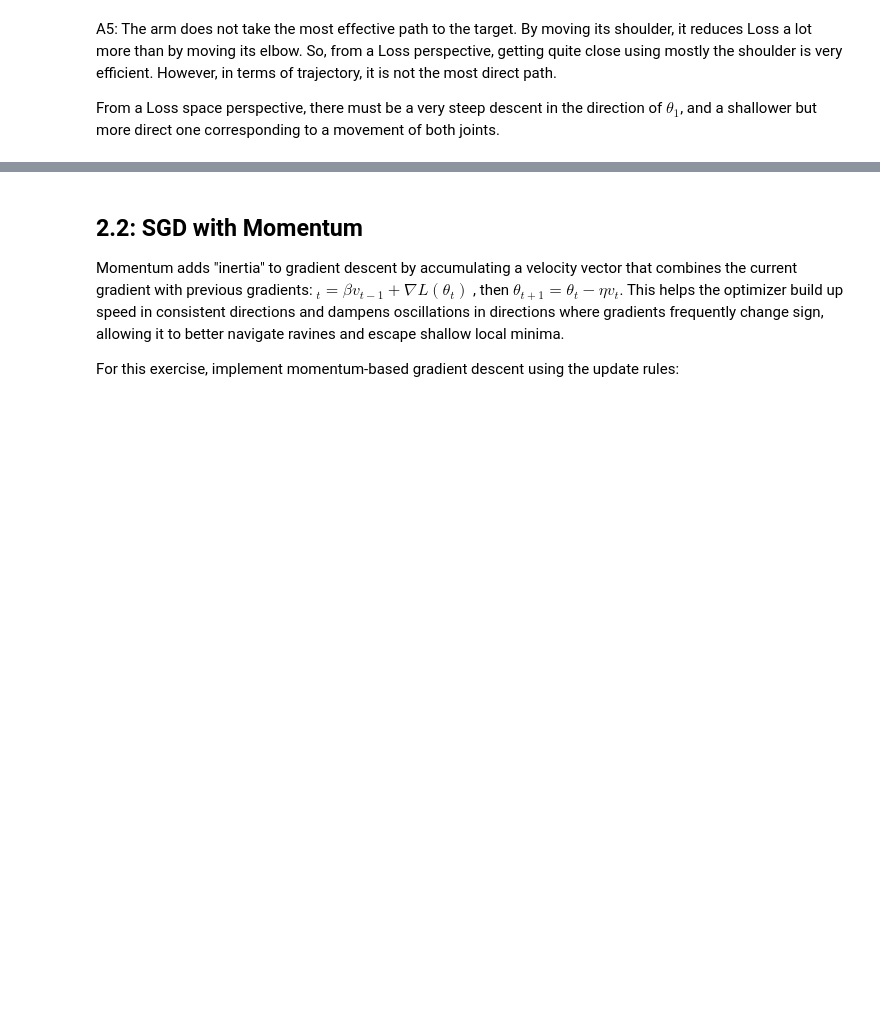
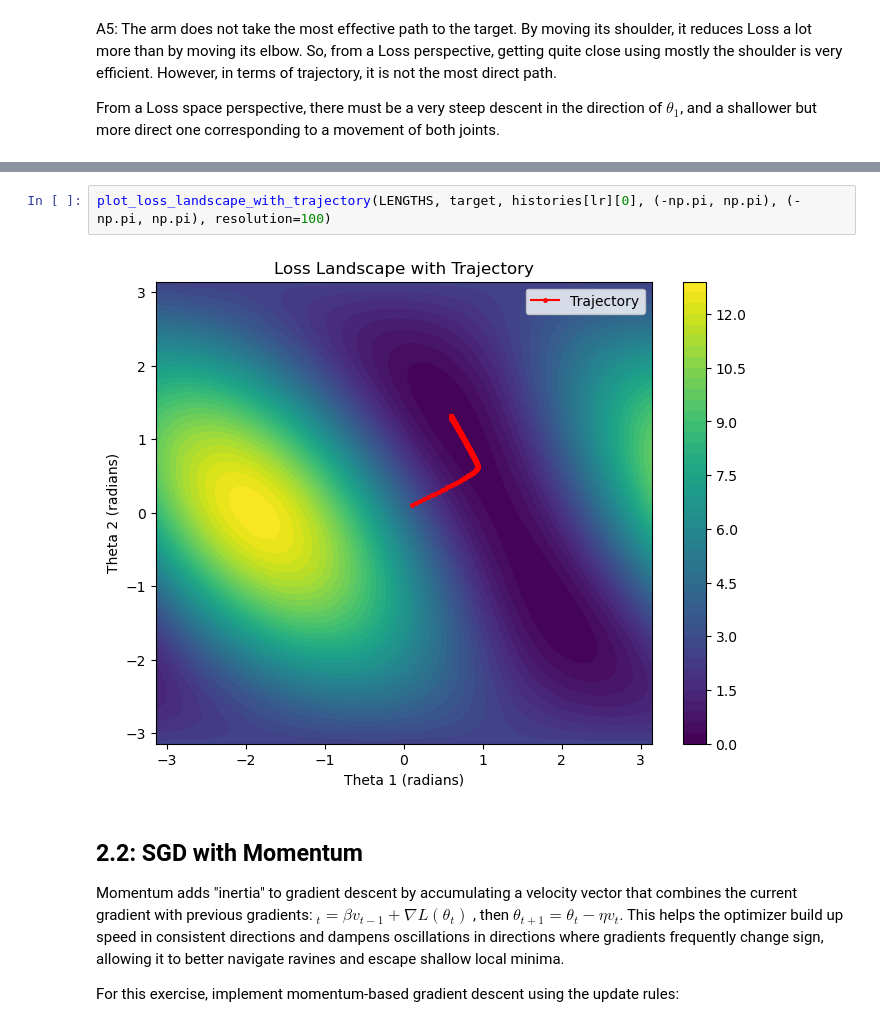
Before and after one commit to Paulchen-git/BE_optim, a Jupyter notebook: control_BE_submission.ipynb, the cells around one changed output, grey strips where cells are left out. Cells and saved outputs as stored; diff of their text form; blank space fills up the shorter version.

```diff
--- a/control_BE_submission.ipynb
+++ b/control_BE_submission.ipynb
@@ -577,3 +676,7 @@ HTML(ani.to_jshtml())
+# %%
+plot_loss_landscape_with_trajectory(LENGTHS, target, histories[lr][0], (-np.pi, np.pi), (-np.pi, np.pi), resolution=100)
+# %% [output]
+[figure, added]
 # %% [markdown]
 ## 2.2: SGD with Momentum
 
```
Also changed, not shown: parts of 45 cells of this notebook, 1 other file.
